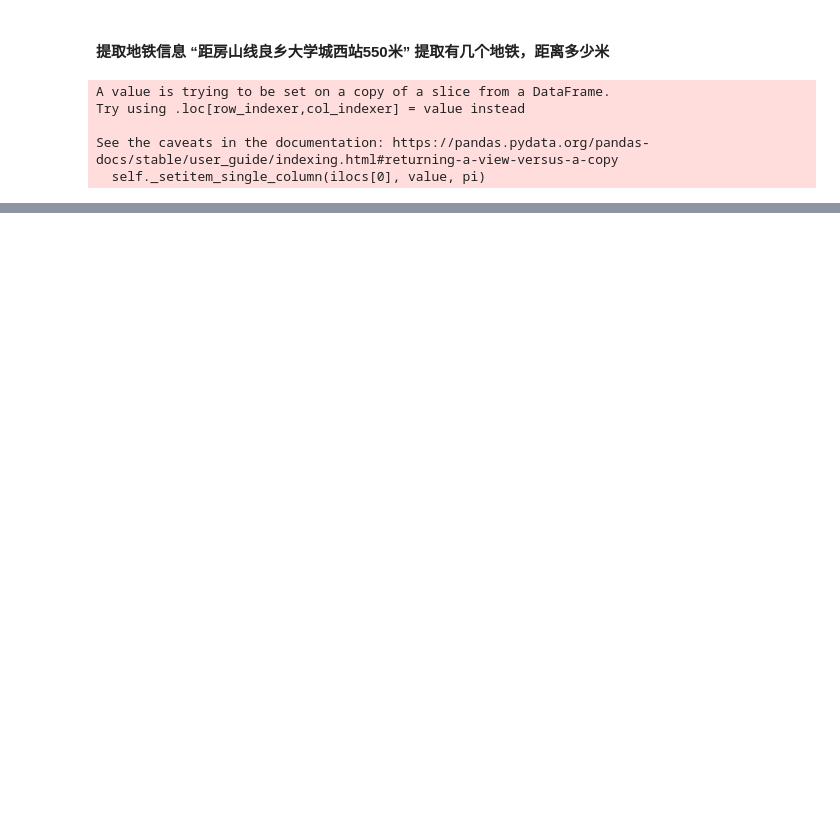
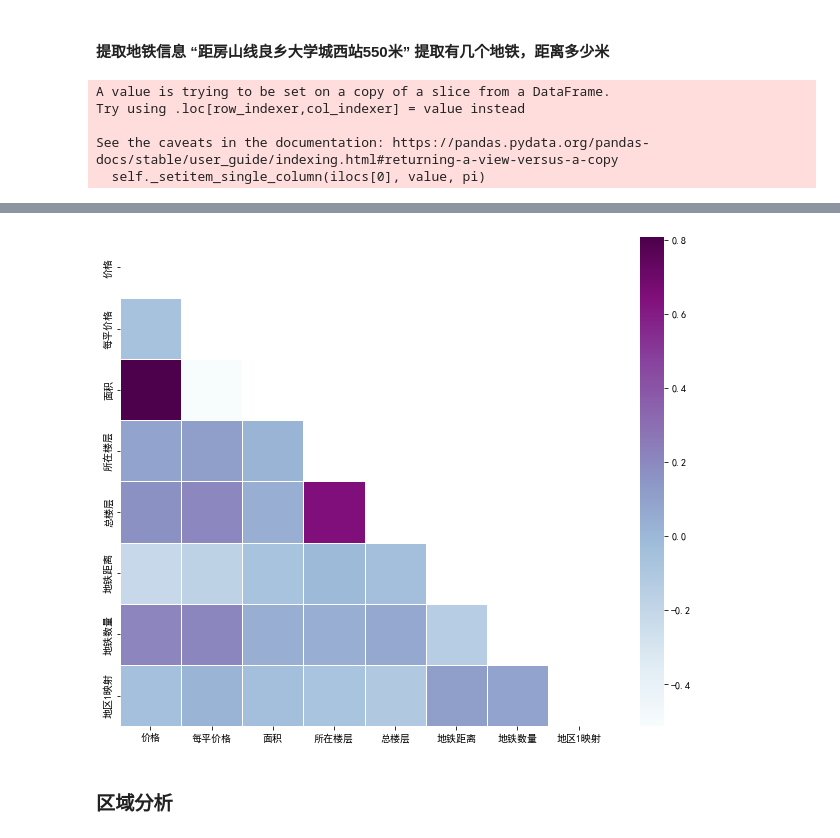
Before and after one commit to qiuzhaojun/RentFromDanke, a Jupyter notebook: eda.ipynb, the cells around one changed output, grey strips where cells are left out. Drawn from its saved outputs; the diff is of its cells as text; code cells hidden in the pictures; blank space fills up the shorter version.

```diff
--- a/eda.ipynb
+++ b/eda.ipynb
@@ -113,0 +139,2 @@ See the caveats in the documentation: https://pandas.pydata.org/pandas-docs/stab
+# %%
+all_data['地区1映射'] = pd.factorize(all_data['位置1'])[0]
@@ -113,0 +149,2 @@ See the caveats in the documentation: https://pandas.pydata.org/pandas-docs/stab
+# %%
+all_data = all_data.astype({'价格': 'int64', '面积': 'int64'})
@@ -113,0 +169,3 @@ See the caveats in the documentation: https://pandas.pydata.org/pandas-docs/stab
+# %%
+all_data['每平价格'] = all_data['价格']/all_data['面积']
+all_data['每平价格'].astype('int')
@@ -113,0 +205,3 @@ See the caveats in the documentation: https://pandas.pydata.org/pandas-docs/stab
+# %%
+num_data_list = ['价格', '每平价格','面积', '所在楼层', '总楼层', '地铁距离', '地铁数量', '地区1映射']
+data = all_data[num_data_list]
@@ -113,0 +247,25 @@ See the caveats in the documentation: https://pandas.pydata.org/pandas-docs/stab
+# %%
+import seaborn as sns
+
+# Compute the correlation matrix
+corr_all = data.corr()
+
+# Generate a mask for the upper triangle
+mask = np.zeros_like(corr_all, dtype = np.bool)
+mask[np.triu_indices_from(mask)] = True
+
+# Set up the matplotlib figure
+f, ax = plt.subplots(figsize = (11, 9))
+
+# Draw the heatmap with the mask and correct aspect ratio
+sns.heatmap(corr_all, mask = mask,
+            square = True, linewidths = .5, ax = ax, cmap = "BuPu")
+
+plt.rcParams['font.sans-serif']=['SimHei'] #显示中文标签
+plt.rcParams['axes.unicode_minus']=False   #解决负号“-”显示为方块的问题
+
+plt.show()
+# %% [output]
+[figure, added]
+# %% [markdown]
+### 区域分析
```
Also changed, not shown: parts of 36 cells of this notebook.
